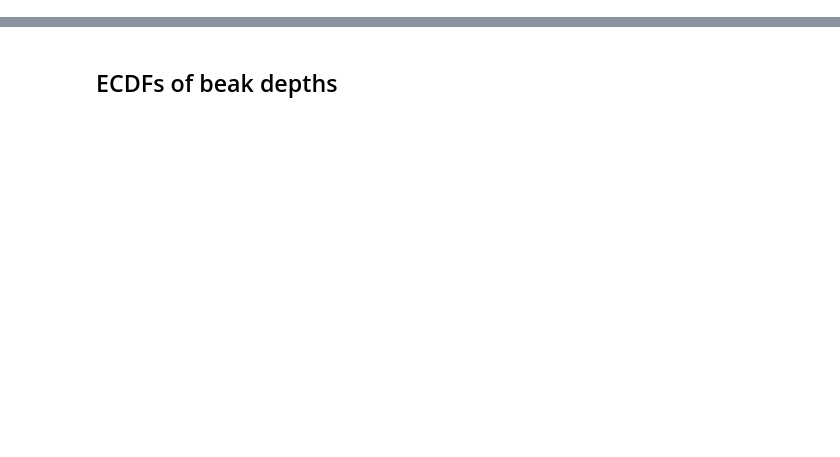
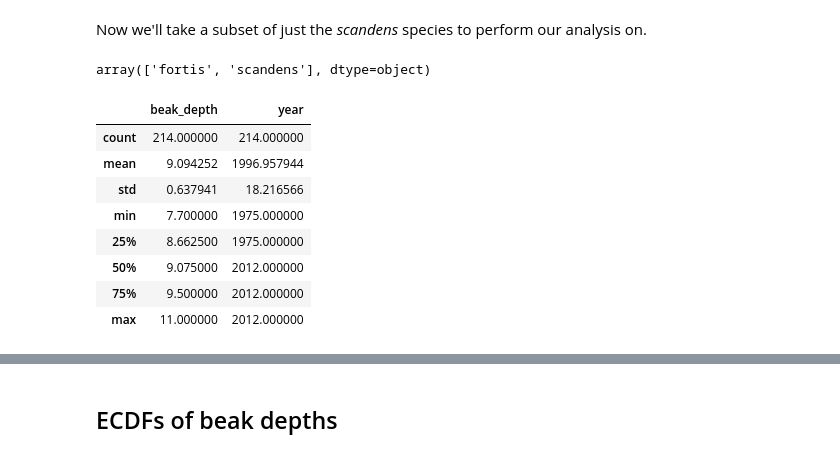
Before and after one commit to robertpiazza/ProfDev, a Jupyter notebook: Jupyter Notebooks/Galápagos Finches.ipynb, the cells around one changed output, grey strips where cells are left out. Cells and saved outputs as stored; diff of their text form; code cells hidden in the pictures; blank space fills up the shorter version.

```diff
--- a/Jupyter Notebooks/Galápagos Finches.ipynb
+++ b/Jupyter Notebooks/Galápagos Finches.ipynb
@@ -103,0 +211,19 @@ t()
+# %% [markdown]
+Now we'll take a subset of just the *scandens* species to perform our analysis on.
+# %%
+#Verify there are only two species in the dataset:
+finches.species.unique()
+
+scandens = finches.loc[finches.species == 'scandens'][['beak_depth', 'year']].reset_index(drop = True)
+scandens.describe()
+# %% [output]
+array(['fortis', 'scandens'], dtype=object)
+|  | beak_depth | year |
+| count | 214.000000 | 214.000000 |
+| mean | 9.094252 | 1996.957944 |
+| std | 0.637941 | 18.216566 |
+| min | 7.700000 | 1975.000000 |
+| 25% | 8.662500 | 1975.000000 |
+| 50% | 9.075000 | 2012.000000 |
+| 75% | 9.500000 | 2012.000000 |
+| max | 11.000000 | 2012.000000 |
```
Also changed, not shown: parts of 43 cells of this notebook, 4 other files.
